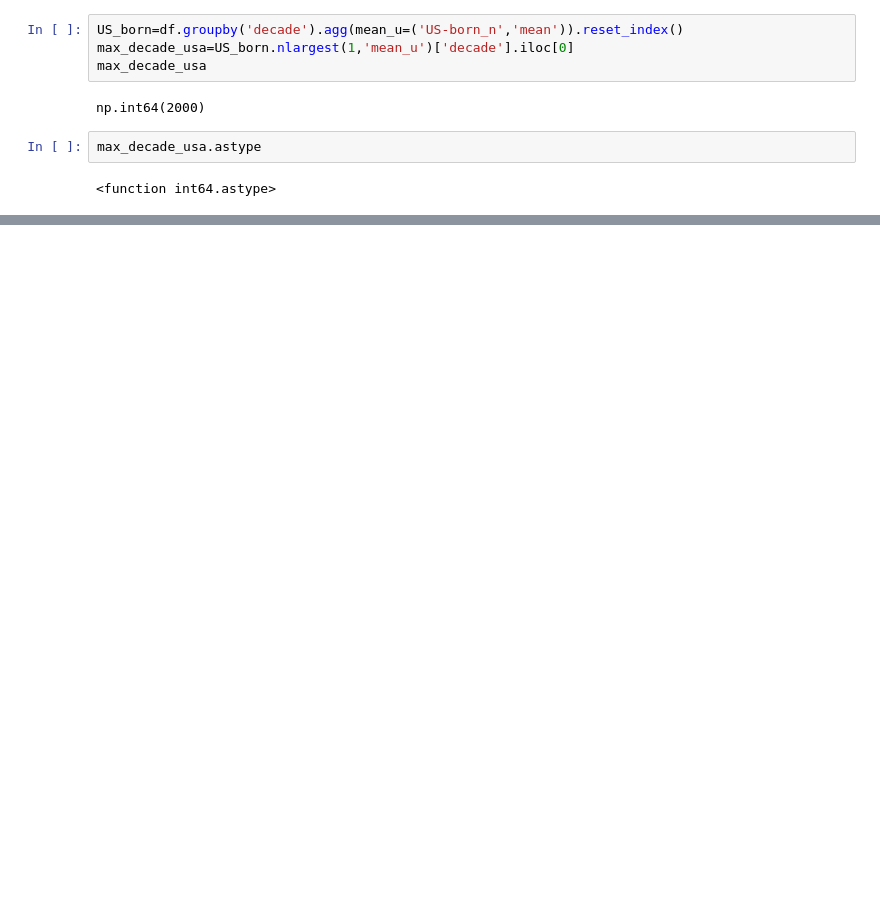
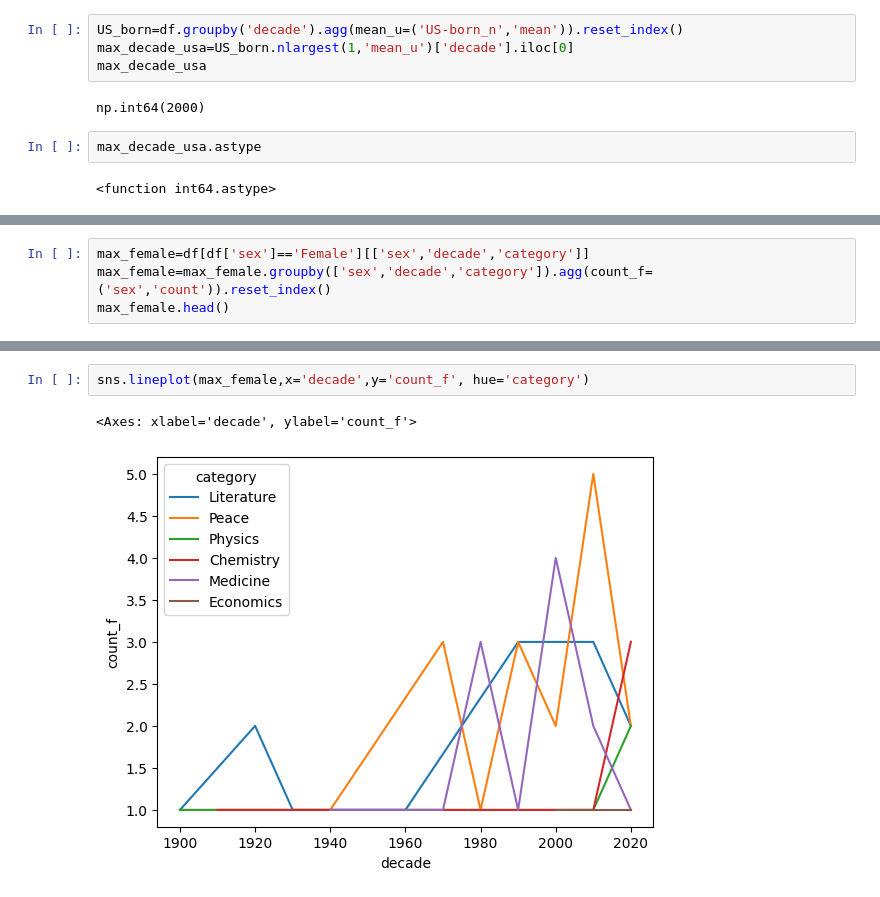
Before and after one commit to od031285/Python_Projects, a Jupyter notebook: nobel.ipynb, the cells around one changed output, grey strips where cells are left out. Cells and saved outputs as stored; diff of their text form; blank space fills up the shorter version.

```diff
--- a/nobel.ipynb
+++ b/nobel.ipynb
@@ -73,0 +96,4 @@ max_decade_usa.astype
+# %%
+max_female=df[df['sex']=='Female'][['sex','decade','category']]
+max_female=max_female.groupby(['sex','decade','category']).agg(count_f=('sex','count')).reset_index()
+max_female.head()
@@ -73,0 +116,5 @@ max_decade_usa.astype
+# %%
+sns.lineplot(max_female,x='decade',y='count_f', hue='category')
+# %% [output]
+<Axes: xlabel='decade', ylabel='count_f'>
+[figure, added]
```
Also changed, not shown: parts of 7 cells of this notebook.
